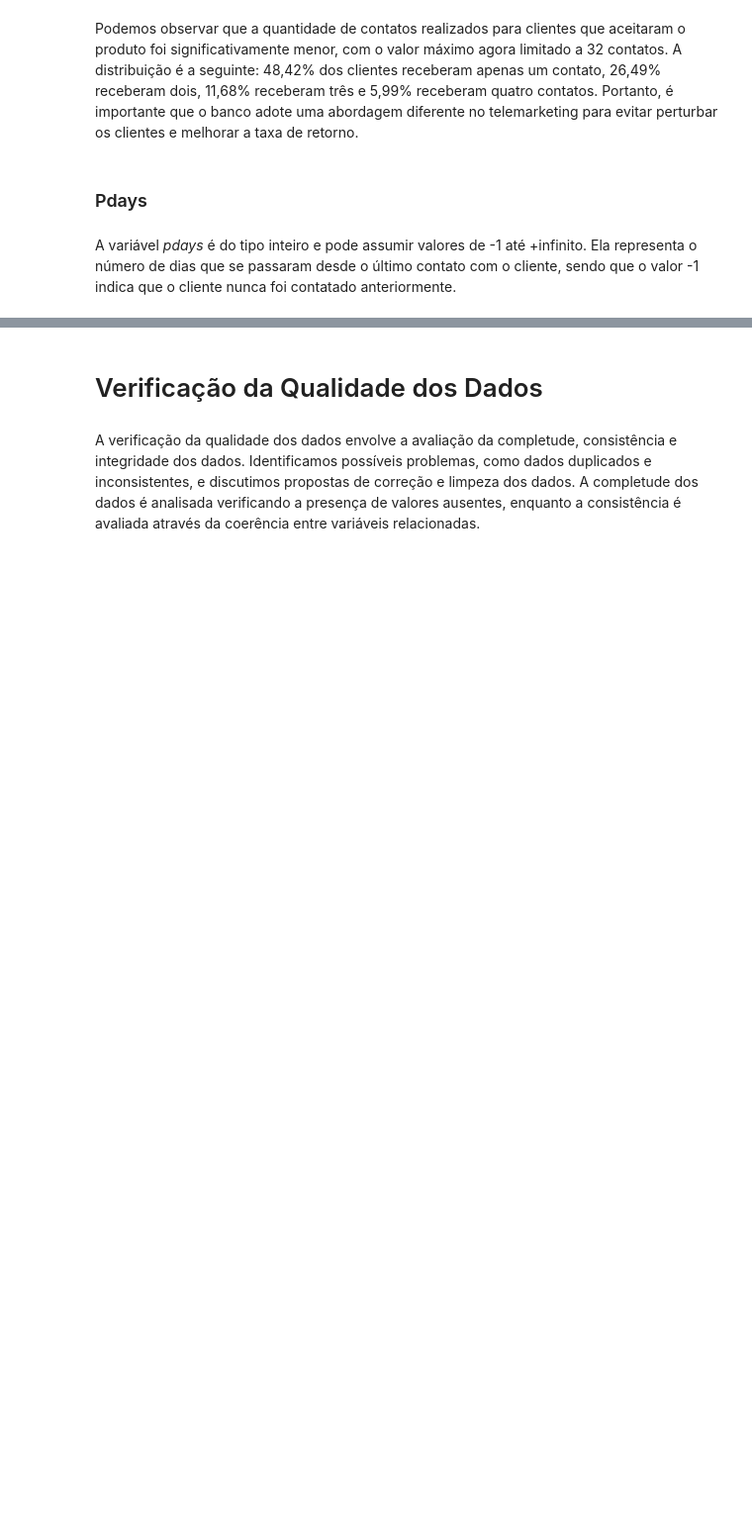
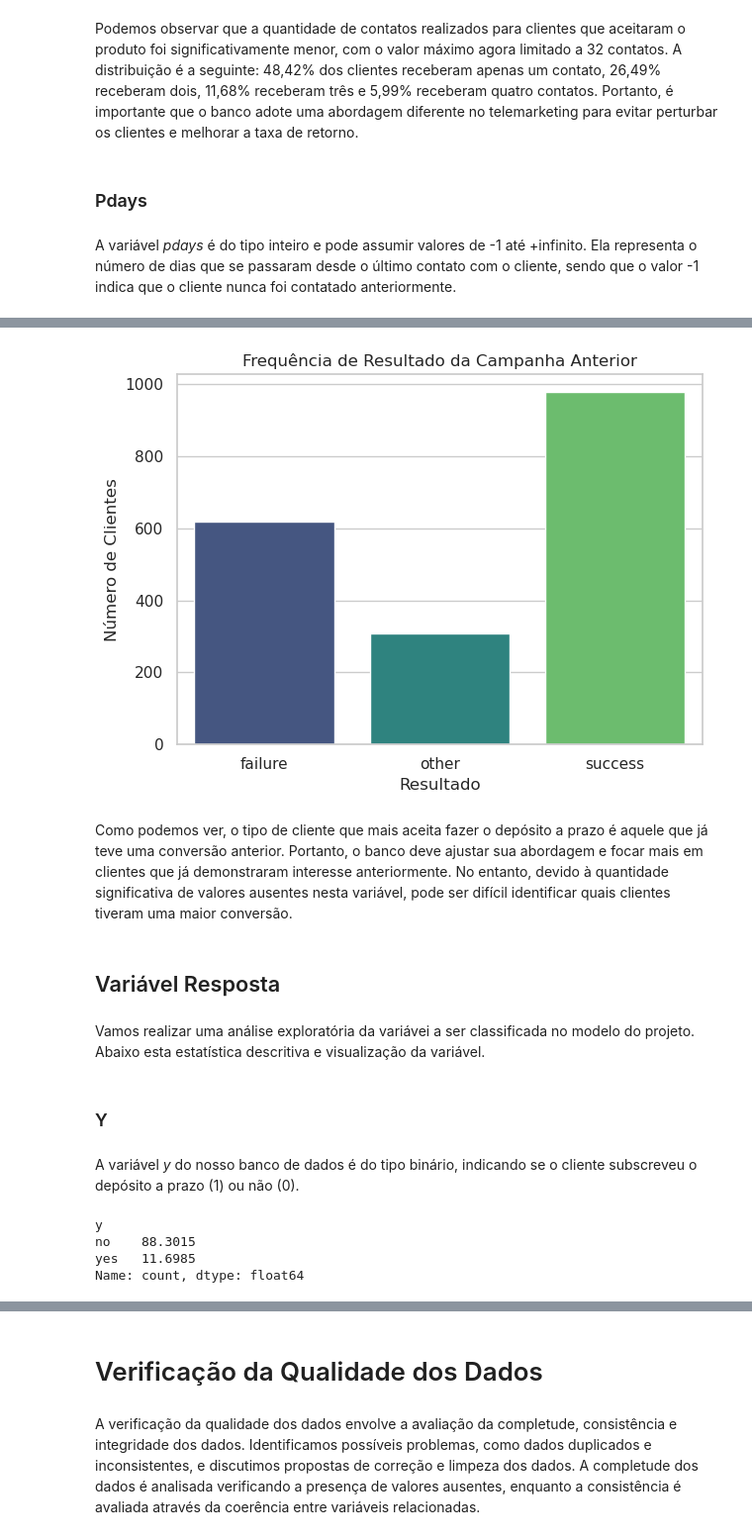
Before and after one commit to gabrieldadcarvalho/machine_learning, a Jupyter notebook: pjt_final/data_understanding.ipynb, the cells around one changed output, grey strips where cells are left out. Shown at 99% size. Drawn from its saved outputs; the diff is of its cells as text; code cells hidden in the pictures; blank space fills up the shorter version.

```diff
--- a/pjt_final/data_understanding.ipynb
+++ b/pjt_final/data_understanding.ipynb
@@ -1236,0 +1346,29 @@ NameError: name 'X' is not defined
+# %%
+# Criando um gráfico de frêquencia dos clientes que aceitaram o produto
+sns.barplot(x=poutcome_y_counts.index, y=poutcome_y_counts.values, palette='viridis')
+plt.title('Frequência de Resultado da Campanha Anterior')
+plt.xlabel('Resultado')
+plt.ylabel('Número de Clientes')
+plt.tight_layout()
+# %% [output]
+[figure, added]
+# %% [markdown]
+Como podemos ver, o tipo de cliente que mais aceita fazer o depósito a prazo é aquele que já teve uma conversão anterior. Portanto, o banco deve ajustar sua abordagem e focar mais em clientes que já demonstraram interesse anteriormente. No entanto, devido à quantidade significativa de valores ausentes nesta variável, pode ser difícil identificar quais clientes tiveram uma maior conversão.
+# %% [markdown]
+## Variável Resposta
+# %% [markdown]
+Vamos realizar uma análise exploratória da variávei a ser classificada no modelo do projeto. Abaixo esta estatística descritiva e visualização da variável.
+# %% [markdown]
+### Y
+# %% [markdown]
+A variável *y* do nosso banco de dados é do tipo binário, indicando se o cliente subscreveu o depósito a prazo (1) ou não (0).
+# %%
+# Criando uma tabela de frequência dos clientes que fizeram o depósito a prazo
+y_counts = y.value_counts().sort_index()
+y_percentages= (y_counts * 100) / sum(y_counts)
+print(y_percentages)
+# %% [output]
+y
+no    88.3015
+yes   11.6985
+Name: count, dtype: float64
```
Also changed, not shown: parts of 45 cells of this notebook.
